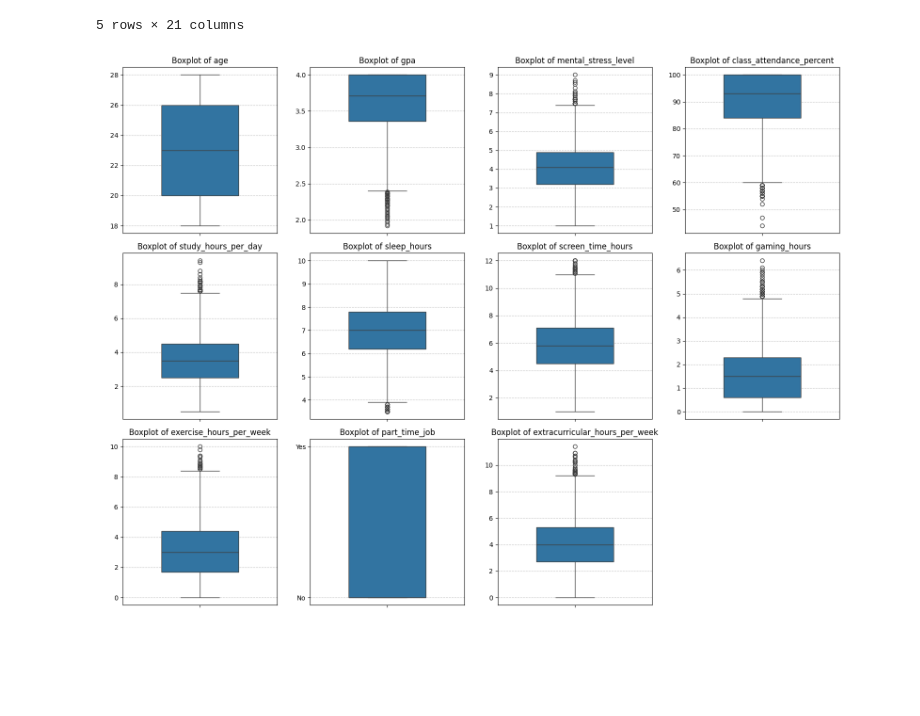
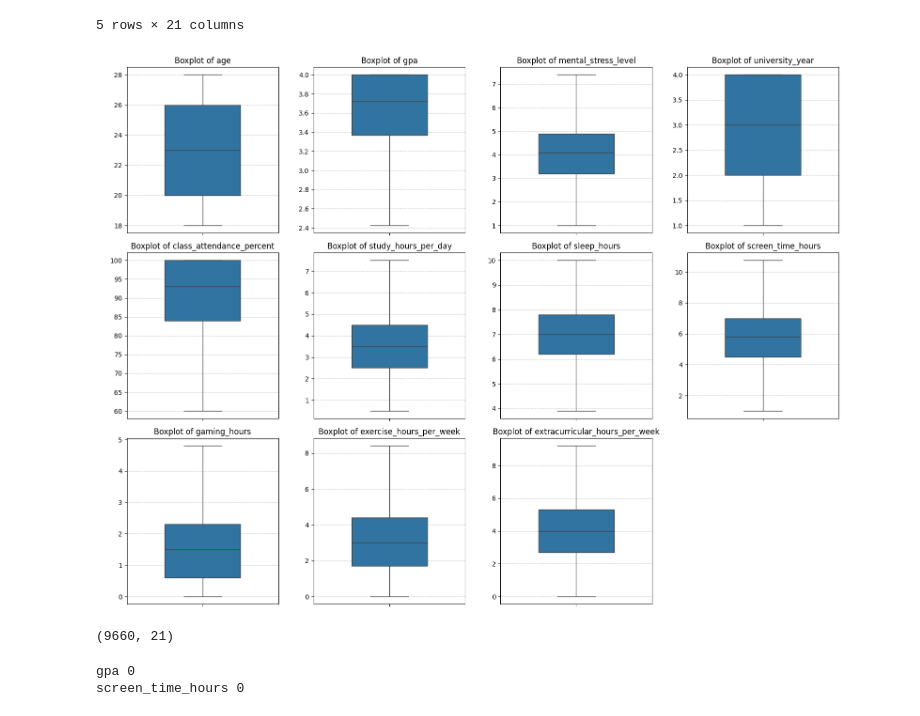
Before and after one commit to apsorawadifa-bot/PYTHON_FINAL_PROJECT, a Jupyter notebook: ppppppppppp/data.ipynb, the cells around one changed output. Cells and saved outputs as stored; diff of their text form; code cells hidden in the pictures; blank space fills up the shorter version.

Commit message:
clean

```diff
--- a/ppppppppppp/data.ipynb
+++ b/ppppppppppp/data.ipynb
@@ -409,16 +409,16 @@ df.head()
 | 4 | S00005 | 28 | Female | Australia | Medicine | 2 | 4.00 | 3.1 | ... |
 5 rows × 21 columns
 # %%
-cols=['age','gpa','mental_stress_level','class_attendance_percent','study_hours_per_day','sleep_hours','screen_time_hours','gaming_hours','exercise_hours_per_week','part_time_job','extracurricular_hours_per_week',]
+cols=['age','gpa','mental_stress_level',"university_year",'class_attendance_percent','study_hours_per_day','sleep_hours','screen_time_hours','gaming_hours','exercise_hours_per_week','extracurricular_hours_per_week',]
 plt.figure(figsize=(16,12))
 for i, col in enumerate(cols,1):
     plt.subplot(3, 4, i)
-    sns.boxplot(y=df[col],width=0.5)
+    sns.boxplot(y=df_clean[col],width=0.5)
     plt.title(f'Boxplot of {col}',fontsize=12)
     plt.ylabel(' ')
     plt.grid(axis='y', linestyle='--', alpha=0.7)
 plt.subplots_adjust(hspace=0.5, wspace=0.4)
 plt.tight_layout()
 plt.show()
 # %% [output]
-[figure, old version]
+[figure, new version]
@@ -424,0 +436,4 @@ plt.show()
+# %%
+df_clean.shape
+# %% [output]
+(9660, 21)
@@ -424,0 +452,17 @@ plt.show()
+# %%
+for col in ['gpa', 'screen_time_hours']:
+
+    Q1 = df_clean[col].quantile(0.25)
+    Q3 = df_clean[col].quantile(0.75)
+
+    IQR = Q3 - Q1
+
+    lower = Q1 - 1.5 * IQR
+    upper = Q3 + 1.5 * IQR
+
+    outliers = df_clean[(df_clean[col] < lower) |(df_clean[col] > upper)]
+
+    print(col, len(outliers))
+# %% [output]
+gpa 0
+screen_time_hours 0
```
Also changed, not shown: parts of 9 cells of this notebook.
